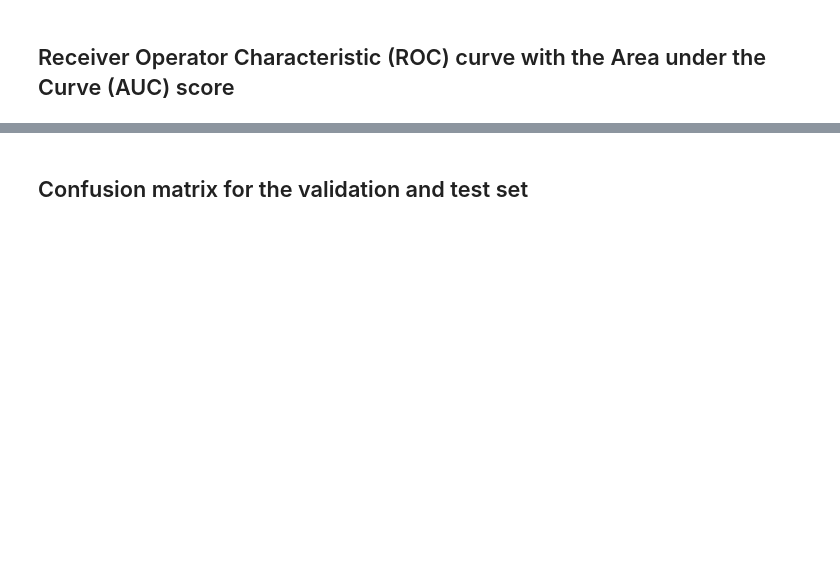
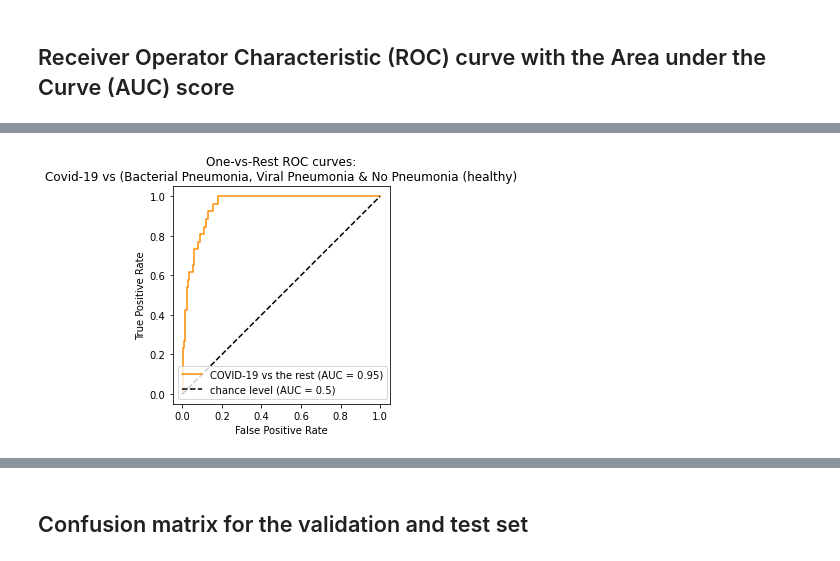
Before and after one commit to AleFax99/DeepLearning_GroupProject, a Jupyter notebook: DL_Assignment_baseline_2__IN_USE.ipynb, the cells around one changed output, grey strips where cells are left out. Drawn from its saved outputs; the diff is of its cells as text; code cells hidden in the pictures; blank space fills up the shorter version.

```diff
--- a/DL_Assignment_baseline_2__IN_USE.ipynb
+++ b/DL_Assignment_baseline_2__IN_USE.ipynb
@@ -328,0 +397,2 @@ test_loss, test_acc = model.evaluate(X_test, y_test)
+# %%
+y_pred = model.predict(X_test)
@@ -328,0 +401,20 @@ test_loss, test_acc = model.evaluate(X_test, y_test)
+# %%
+# ROC Covid-19 vs. the rest
+
+from sklearn.metrics import RocCurveDisplay
+
+RocCurveDisplay.from_predictions(
+    y_test[:, class_id],
+    y_pred[:, class_id],
+    name=f"{class_of_interest} vs the rest",
+    color="darkorange",
+)
+plt.plot([0, 1], [0, 1], "k--", label="chance level (AUC = 0.5)")
+plt.axis("square")
+plt.xlabel("False Positive Rate")
+plt.ylabel("True Positive Rate")
+plt.title("One-vs-Rest ROC curves:\nCovid-19 vs (Bacterial Pneumonia, Viral Pneumonia & No Pneumonia (healthy)")
+plt.legend()
+plt.show()
+# %% [output]
+[figure, added]
```
Also changed, not shown: parts of 21 cells of this notebook.
